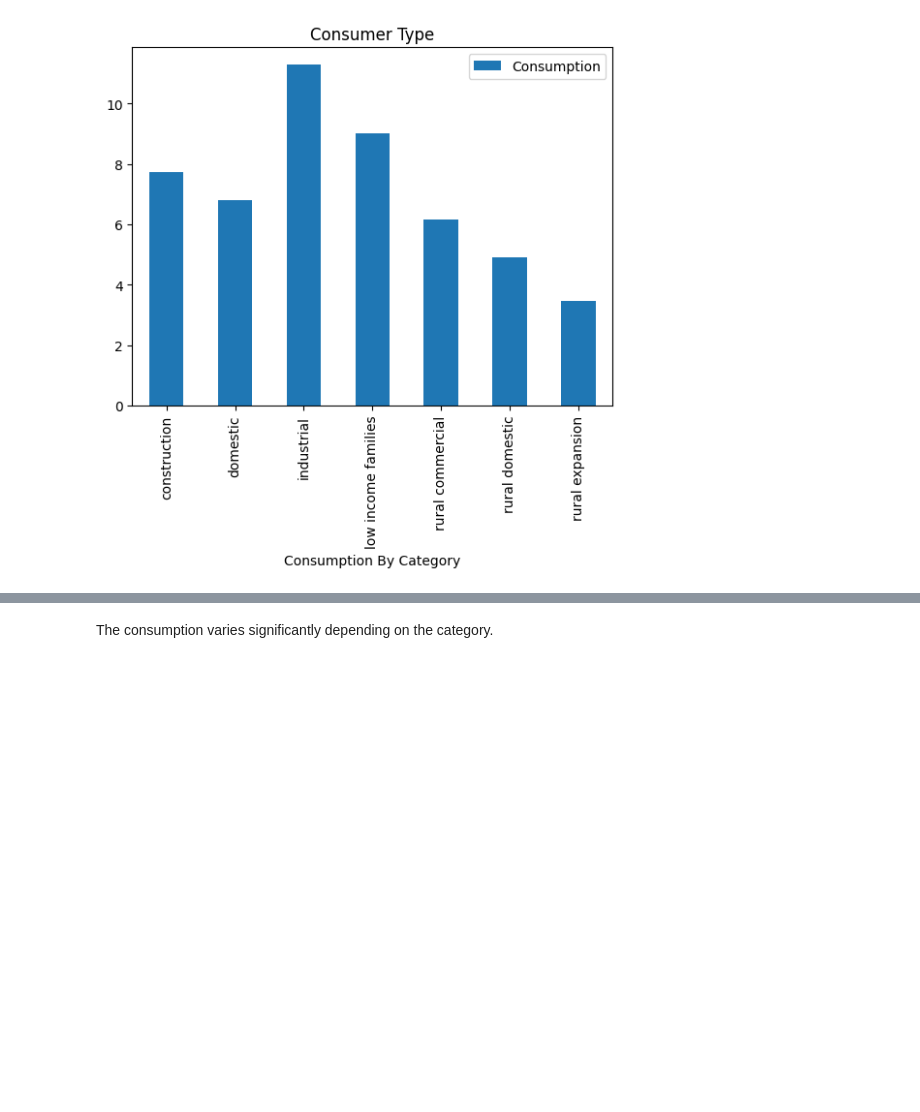
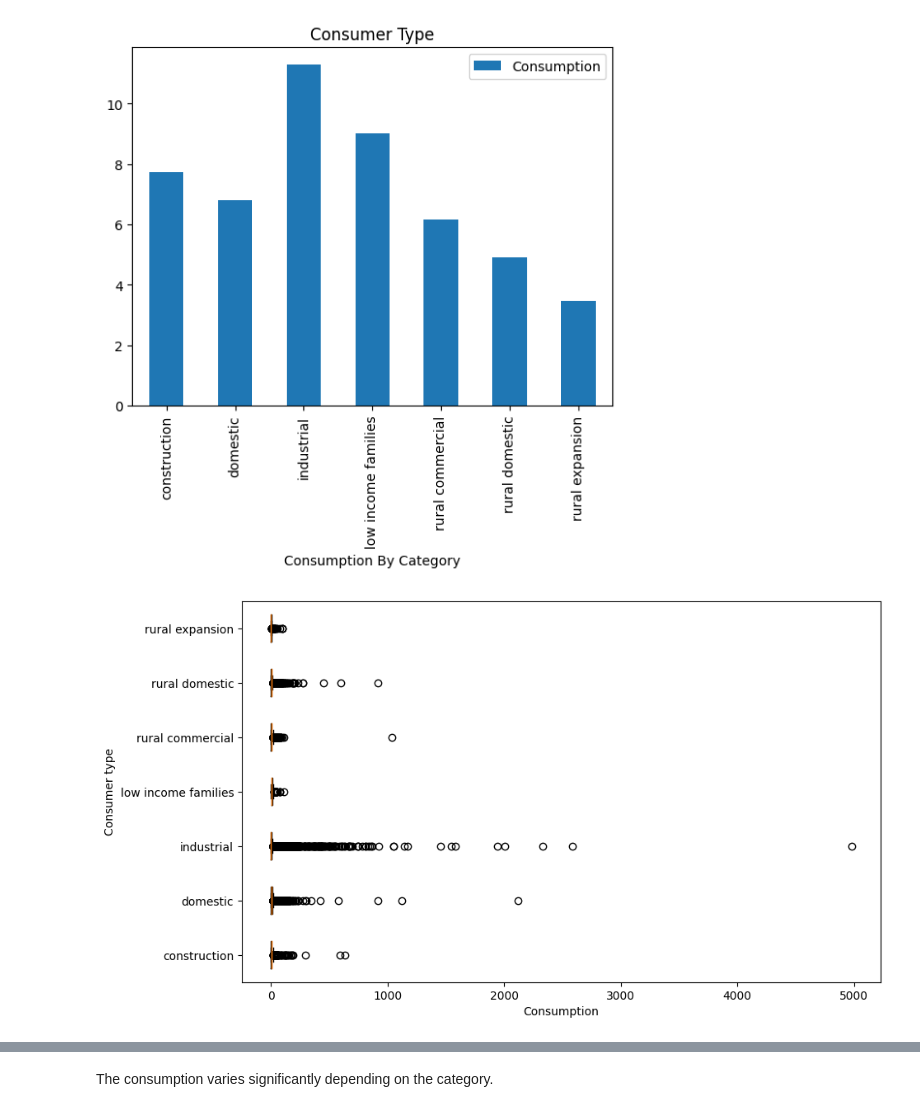
Before and after one commit to Shemeazza/ML4DS-D, a Jupyter notebook: analysis/An_Initial_Analysis.ipynb, the cells around one changed output, grey strips where cells are left out. Cells and saved outputs as stored; diff of their text form; code cells hidden in the pictures; blank space fills up the shorter version.

```diff
--- a/analysis/An_Initial_Analysis.ipynb
+++ b/analysis/An_Initial_Analysis.ipynb
@@ -76,3 +82,16 @@ plt.xlabel('Consumption By Category')
 plt.show()
 # %% [output]
 [figure]
+# %%
+grouped_data = water_consumption.groupby('Consumer_type')['Consumption']
+
+water_consumption_type = [group[1] for group in grouped_data]
+
+# Crear el diagrama de caja
+plt.figure(figsize=(10, 6))
+plt.boxplot(water_consumption_type, labels=grouped_data.groups.keys(), vert=False)
+plt.xlabel('Consumption')
+plt.ylabel('Consumer type')
+plt.show()
+# %% [output]
+[figure, added]
```
Also changed, not shown: parts of 11 cells of this notebook.
